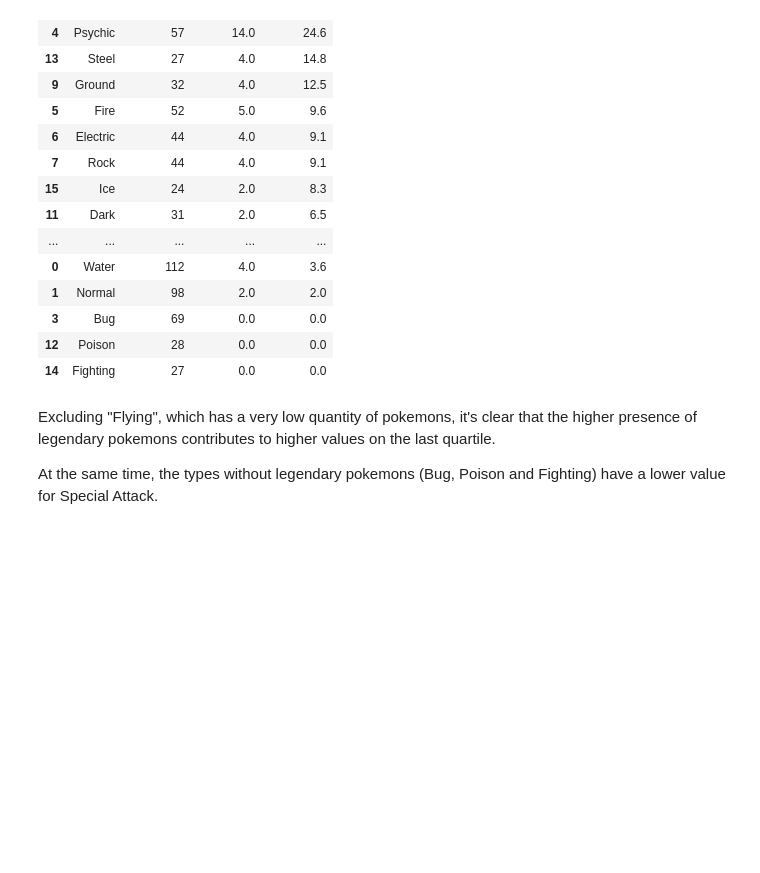
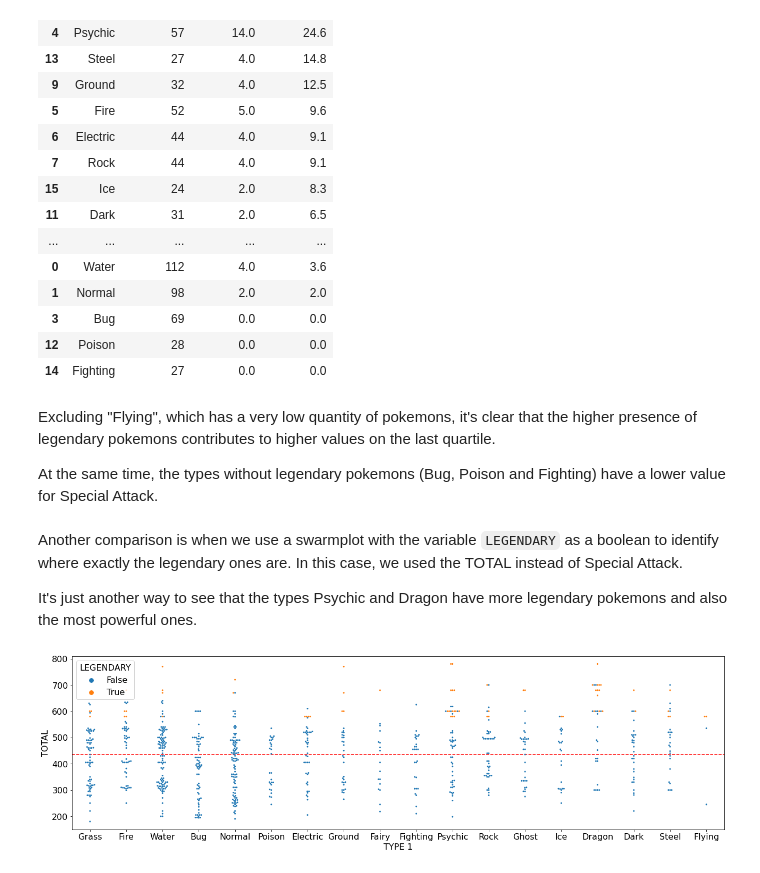
Before and after one commit to eduardoscovino/Pokemon-analysis, a Jupyter notebook: Pokemon_Analysis_With_Stats.ipynb, the cells around one changed output. Saved outputs shown, nothing was run; the diff lists cells and outputs as text; code cells hidden in the pictures; blank space fills up the shorter version.

Commit message:
Swarmplot and heatmap

```diff
--- a/Pokemon_Analysis_With_Stats.ipynb
+++ b/Pokemon_Analysis_With_Stats.ipynb
@@ -296,3 +304,14 @@ leg_all.sort_values('PERCENT', ascending=False)
 Excluding "Flying", which has a very low quantity of pokemons, it's clear that the higher presence of legendary pokemons contributes to higher values on the last quartile.
 
 At the same time, the types without legendary pokemons (Bug, Poison and Fighting) have a lower value for Special Attack.
+# %% [markdown]
+Another comparison is when we use a swarmplot with the variable `LEGENDARY` as a boolean to identify where exactly the legendary ones are. In this case, we used the TOTAL instead of Special Attack.
+
+It's just another way to see that the types Psychic and Dragon have more legendary pokemons and also the most powerful ones.
+# %%
+plt.figure(figsize=(22, 6))
+sns.swarmplot(x="TYPE 1", y="TOTAL", size=3, data=df, hue='LEGENDARY')
+plt.axhline(df['TOTAL'].mean(),color='red',linestyle='dashed')
+plt.show()
+# %% [output]
+[figure, added]
```
Also changed, not shown: parts of 6 cells of this notebook.
